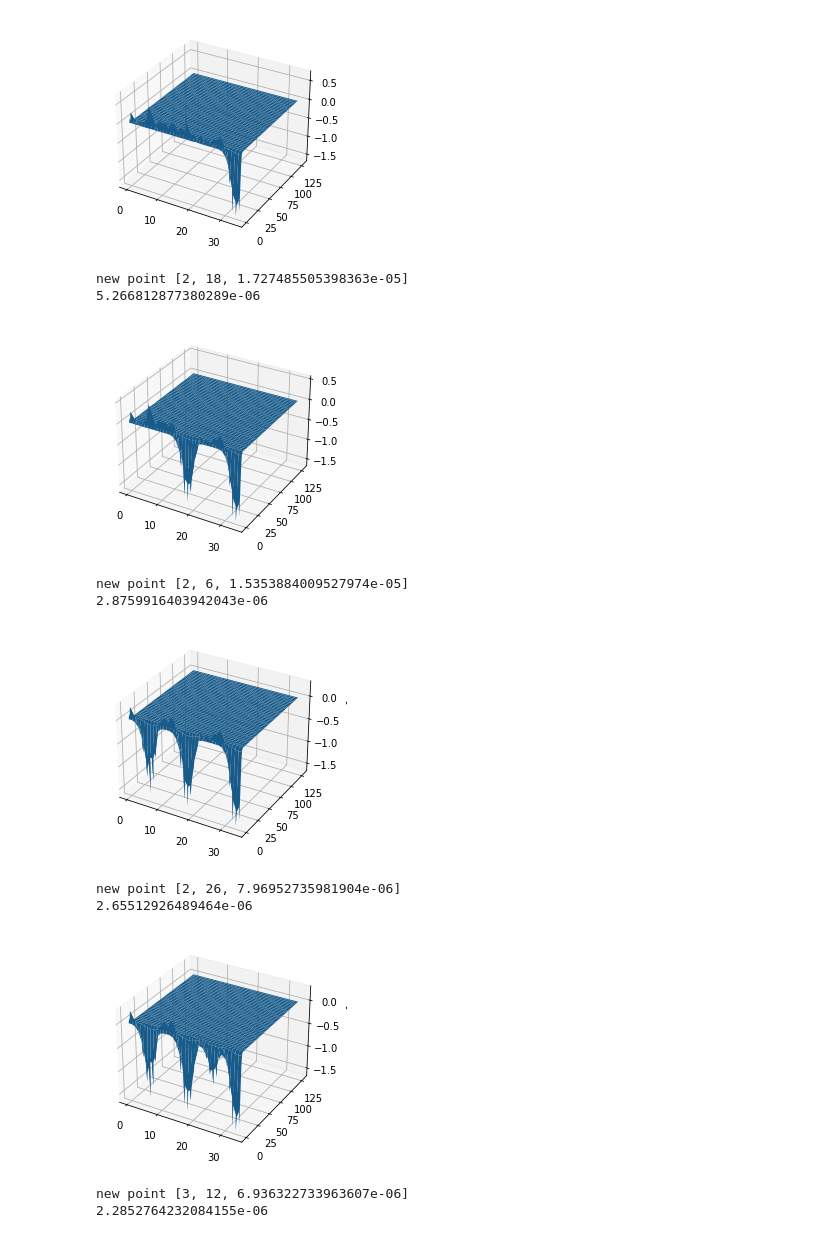
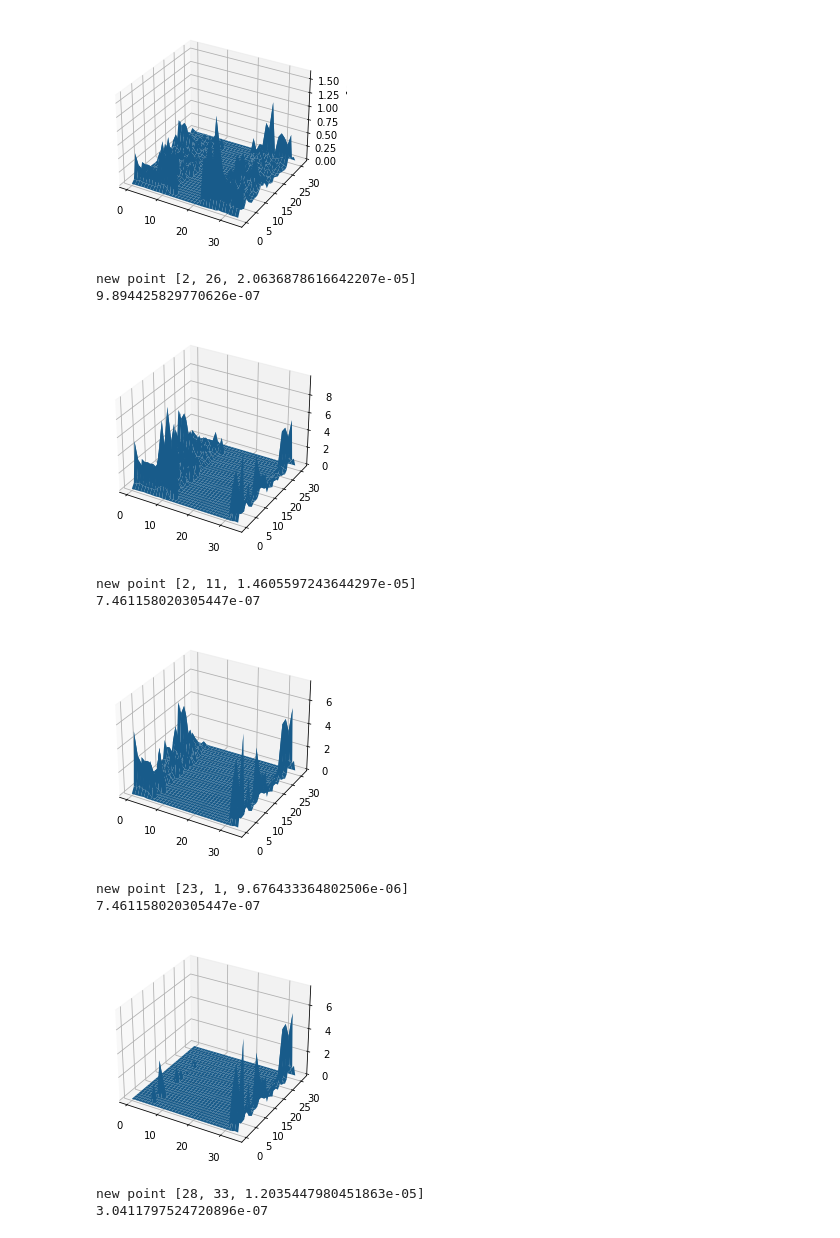
Before and after one commit to vu-a3em/a3em-clustering, a Jupyter notebook: heuristic-clustering.ipynb, the cells around one changed output. Saved outputs shown, nothing was run; the diff lists cells and outputs as text; code cells hidden in the pictures.

```diff
--- a/heuristic-clustering.ipynb
+++ b/heuristic-clustering.ipynb
@@ -23,7 +23,13 @@ def get_spectrum(sample):
     sample = sample / sample_scale
 
     f, t, Sxx = sig.spectrogram(sample, dataloader.UNIFORM_SAMPLE_RATE)
-    return Sxx, (sample_scale, sample_offset)
+
+    mean_size = (4, 1)
+    mean_k = torch.ones(mean_size).cuda()
+    res = torch.nn.functional.conv2d(torch.tensor(Sxx).cuda().reshape(1, 1, *Sxx.shape), mean_k.reshape(1, 1, *mean_size), stride = mean_size)
+    res = np.array(res.reshape(*res.shape[2:]).cpu())
+
+    return res, (sample_scale, sample_offset)
 
 sample = random.choice(random.choice(list(raw_dataset.values())))
 spectrum, spectrum_params = get_spectrum(sample)
@@ -63,19 +69,30 @@ def decompose_gaussians(spectrum, variances, *, log = False):
         print(torch.max(spectrum).item())
         plot3d(np.array(spectrum.cpu()))
 
+    orig_spectrum = spectrum
+    zero = torch.tensor([0]).cuda()
+
     for variance in variances:
-        r = [min(2 * variance, dim - 1) for dim in spectrum.shape]
+        r = [round(min(2 * variance, dim - 1)) for dim in spectrum.shape]
         x, y = torch.meshgrid(torch.tensor(range(-r[0], r[0] + 1)).cuda(), torch.tensor(range(-r[1], r[1] + 1)).cuda())
         g = torch.exp(-(x**2 + y**2) / variance)
         e = torch.nn.functional.conv2d(spectrum.reshape(1, 1, *spectrum.shape), g.reshape(1, 1, *g.shape), padding = 'same').reshape(spectrum.shape)
         assert spectrum.shape == e.shape, f'{spectrum.shape} -> {e.shape}'
         p = np.unravel_index(torch.argmax(e).item(), e.shape)
         assert len(p) == 2, f'{p}'
-        m = e[p]
-        res.append([*p, m.item()])
         x, y = torch.meshgrid(torch.tensor(range(spectrum.shape[0])).cuda(), torch.tensor(range(spectrum.shape[1])).cuda())
         assert x.shape == y.shape == spectrum.shape
-        spectrum = spectrum - m * torch.exp(-((x-p[0])**2 + (y-p[1])**2) / variance)
+
+#         mask = torch.exp(-((x-p[0])**2 + (y-p[1])**2) / variance)
+        mask = torch.exp(-(y-p[1])**2 / variance)
+
+#         m = e[p]
+        m = torch.sum(orig_spectrum * mask)
+
+        res.append([*p, m.item()])
+
+        spectrum = torch.maximum(spectrum - m * mask, zero)
+#         spectrum = spectrum - m * mask
 
         if log:
             print('new point', res[-1])
@@ -93,12 +110,12 @@ new point [2, 33, 1.9145061742165126e-05]
-[figure, old version]
+[figure, new version]
-new point [2, 18, 1.727485505398363e-05]
-5.266812877380289e-06
+new point [2, 26, 2.0636878616642207e-05]
+9.894425829770626e-07
-[figure, old version]
+[figure, new version]
-new point [2, 6, 1.5353884009527974e-05]
-2.8759916403942043e-06
+new point [2, 11, 1.4605597243644297e-05]
+7.461158020305447e-07
-[figure, old version]
+[figure, new version]
-new point [2, 26, 7.96952735981904e-06]
-2.65512926489464e-06
+new point [23, 1, 9.676433364802506e-06]
+7.461158020305447e-07
-[figure, old version]
+[figure, new version]
-new point [3, 12, 6.936322733963607e-06]
-2.2852764232084155e-06
+new point [28, 33, 1.2035447980451863e-05]
+3.0411797524720896e-07
```
Also changed, not shown: parts of 5 cells of this notebook, 8 other files.
